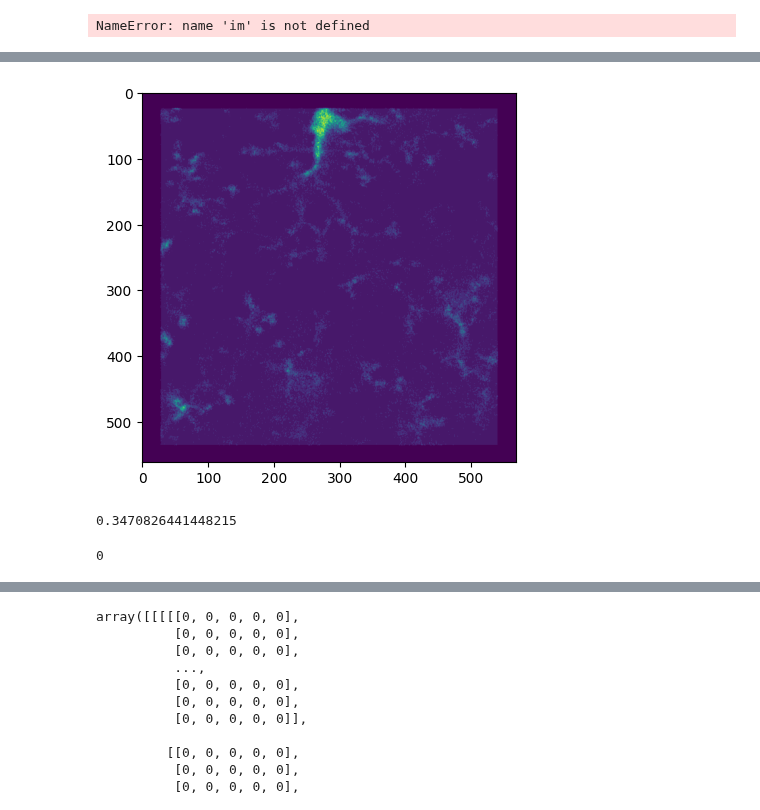
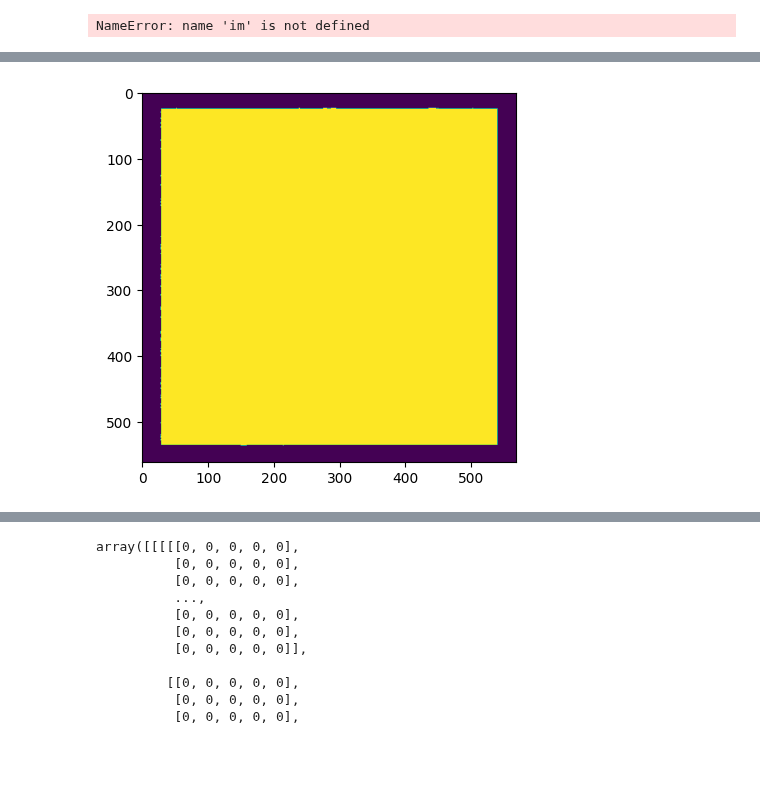
Before and after one commit to dhino2000/optic, a Jupyter notebook: notebook/ImageConvertDFF0GUI.ipynb, the cells around one changed output, grey strips where cells are left out. Saved outputs shown, nothing was run; the diff lists cells and outputs as text; code cells hidden in the pictures; blank space fills up the shorter version.

```diff
--- a/notebook/ImageConvertDFF0GUI.ipynb
+++ b/notebook/ImageConvertDFF0GUI.ipynb
@@ -245,16 +292,8 @@ pil_img.show()
 # %%
 import matplotlib.pyplot as plt
-im = gui.control_manager.view_controls[gui.app_key_pri].bg_image[:, :, 1]
+im = gui.control_manager.view_controls[gui.app_key_pri].bg_image[:, :, 0]
 
-plt.imshow(im, vmin=0, vmax=16)
+plt.imshow(im)
 plt.show()
 # %% [output]
-[figure, old version]
+[figure, new version]
-# %%
-np.mean(im)
-# %% [output]
-0.3470826441448215
-# %%
-im.min()
-# %% [output]
-0
```
Also changed, not shown: parts of 11 cells of this notebook, 3 other files.
